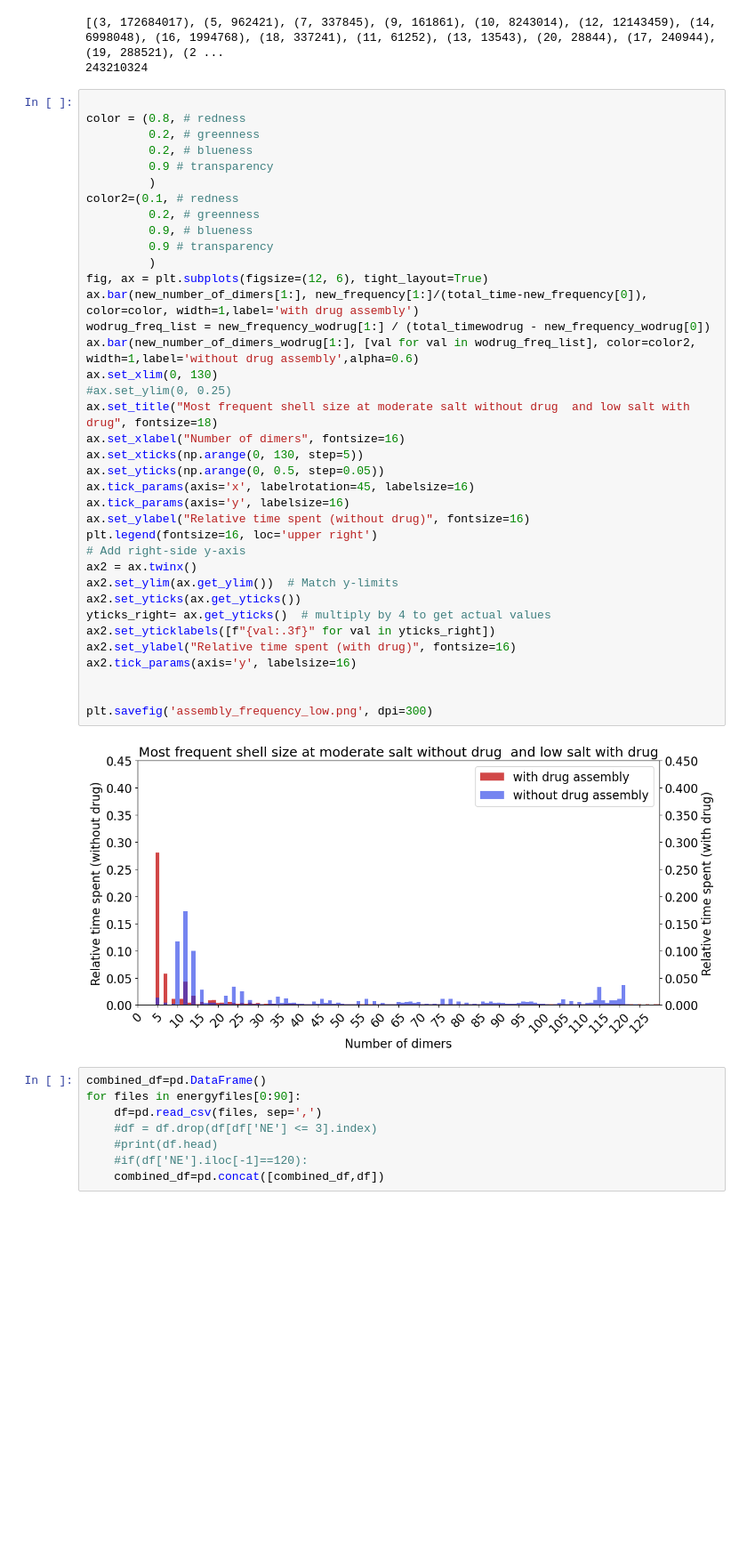
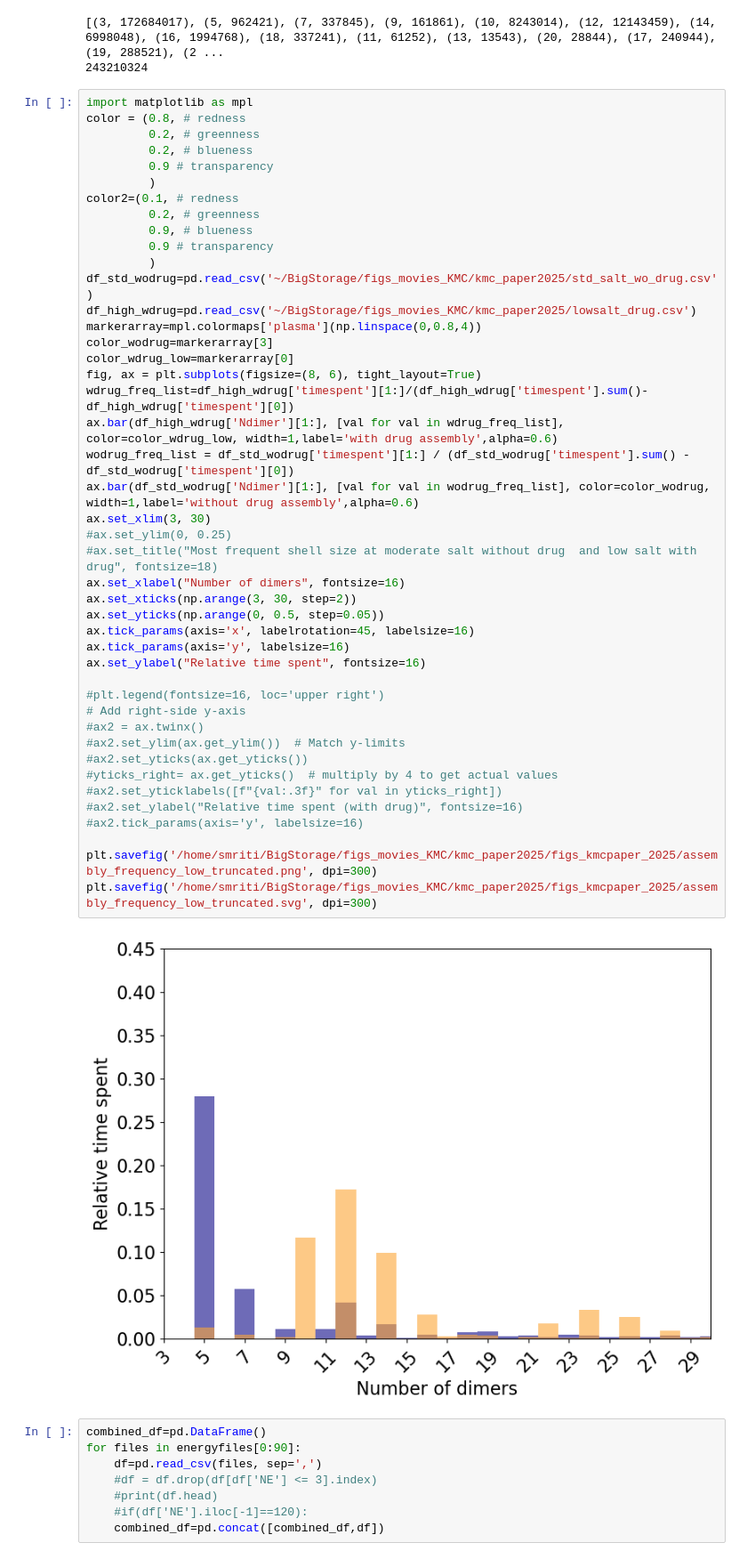
Before and after one commit to pradhansmriti/notebooks_kmc_paper, a Jupyter notebook: kmc_frequent_lows_wdrug.ipynb, the cells around one changed output. Shown: that part at 89% size. Drawn from its saved outputs; the diff is of its cells as text; blank space fills up the shorter version.

```diff
--- a/kmc_frequent_lows_wdrug.ipynb
+++ b/kmc_frequent_lows_wdrug.ipynb
@@ -138,44 +138,51 @@ dimer_frequency_df_sorted_wodrug.to_csv('~/BigStorage/figs_movies_KMC/kmc_paper2
 [(3, 172684017), (5, 962421), (7, 337845), (9, 161861), (10, 8243014), (12, 12143459), (14, 6998048), (16, 1994768), (18, 337241), (11, 61252), (13, 13543), (20, 28844), (17, 240944), (19, 288521), (2 ...
 243210324
 # %%
-
+import matplotlib as mpl
 color = (0.8, # redness
          0.2, # greenness
          0.2, # blueness
          0.9 # transparency
          )
 color2=(0.1, # redness
          0.2, # greenness
          0.9, # blueness
          0.9 # transparency
          )
-fig, ax = plt.subplots(figsize=(12, 6), tight_layout=True)
-ax.bar(new_number_of_dimers[1:], new_frequency[1:]/(total_time-new_frequency[0]), color=color, width=1,label='with drug assembly')
-wodrug_freq_list = new_frequency_wodrug[1:] / (total_timewodrug - new_frequency_wodrug[0])
-ax.bar(new_number_of_dimers_wodrug[1:], [val for val in wodrug_freq_list], color=color2, width=1,label='without drug assembly',alpha=0.6)
-ax.set_xlim(0, 130)
+df_std_wodrug=pd.read_csv('~/BigStorage/figs_movies_KMC/kmc_paper2025/std_salt_wo_drug.csv')
+df_high_wdrug=pd.read_csv('~/BigStorage/figs_movies_KMC/kmc_paper2025/lowsalt_drug.csv')
+markerarray=mpl.colormaps['plasma'](np.linspace(0,0.8,4))
+color_wodrug=markerarray[3]
+color_wdrug_low=markerarray[0]
+fig, ax = plt.subplots(figsize=(8, 6), tight_layout=True)
+wdrug_freq_list=df_high_wdrug['timespent'][1:]/(df_high_wdrug['timespent'].sum()-df_high_wdrug['timespent'][0])
+ax.bar(df_high_wdrug['Ndimer'][1:], [val for val in wdrug_freq_list], color=color_wdrug_low, width=1,label='with drug assembly',alpha=0.6)
+wodrug_freq_list = df_std_wodrug['timespent'][1:] / (df_std_wodrug['timespent'].sum() - df_std_wodrug['timespent'][0])
+ax.bar(df_std_wodrug['Ndimer'][1:], [val for val in wodrug_freq_list], color=color_wodrug, width=1,label='without drug assembly',alpha=0.6)
+ax.set_xlim(3, 30)
 #ax.set_ylim(0, 0.25)
-ax.set_title("Most frequent shell size at moderate salt without drug  and low salt with drug", fontsize=18)
+#ax.set_title("Most frequent shell size at moderate salt without drug  and low salt with drug", fontsize=18)
 ax.set_xlabel("Number of dimers", fontsize=16)
-ax.set_xticks(np.arange(0, 130, step=5))
+ax.set_xticks(np.arange(3, 30, step=2))
 ax.set_yticks(np.arange(0, 0.5, step=0.05))
 ax.tick_params(axis='x', labelrotation=45, labelsize=16)
 ax.tick_params(axis='y', labelsize=16)
-ax.set_ylabel("Relative time spent (without drug)", fontsize=16)
-plt.legend(fontsize=16, loc='upper right')
+ax.set_ylabel("Relative time spent", fontsize=16)
+
+#plt.legend(fontsize=16, loc='upper right')
 # Add right-side y-axis
-ax2 = ax.twinx()
-ax2.set_ylim(ax.get_ylim())  # Match y-limits
-ax2.set_yticks(ax.get_yticks())
-yticks_right= ax.get_yticks()  # multiply by 4 to get actual values
-ax2.set_yticklabels([f"{val:.3f}" for val in yticks_right])
-ax2.set_ylabel("Relative time spent (with drug)", fontsize=16)
-ax2.tick_params(axis='y', labelsize=16)
+#ax2 = ax.twinx()
+#ax2.set_ylim(ax.get_ylim())  # Match y-limits
+#ax2.set_yticks(ax.get_yticks())
+#yticks_right= ax.get_yticks()  # multiply by 4 to get actual values
+#ax2.set_yticklabels([f"{val:.3f}" for val in yticks_right])
+#ax2.set_ylabel("Relative time spent (with drug)", fontsize=16)
+#ax2.tick_params(axis='y', labelsize=16)
 
-
-plt.savefig('assembly_frequency_low.png', dpi=300)
+plt.savefig('/home/smriti/BigStorage/figs_movies_KMC/kmc_paper2025/figs_kmcpaper_2025/assembly_frequency_low_truncated.png', dpi=300)
+plt.savefig('/home/smriti/BigStorage/figs_movies_KMC/kmc_paper2025/figs_kmcpaper_2025/assembly_frequency_low_truncated.svg', dpi=300)
 # %% [output]
-[figure, old version]
+[figure, new version]
 # %%
 combined_df=pd.DataFrame()
 for files in energyfiles[0:90]:
```
Also changed, not shown: 14 other files.
